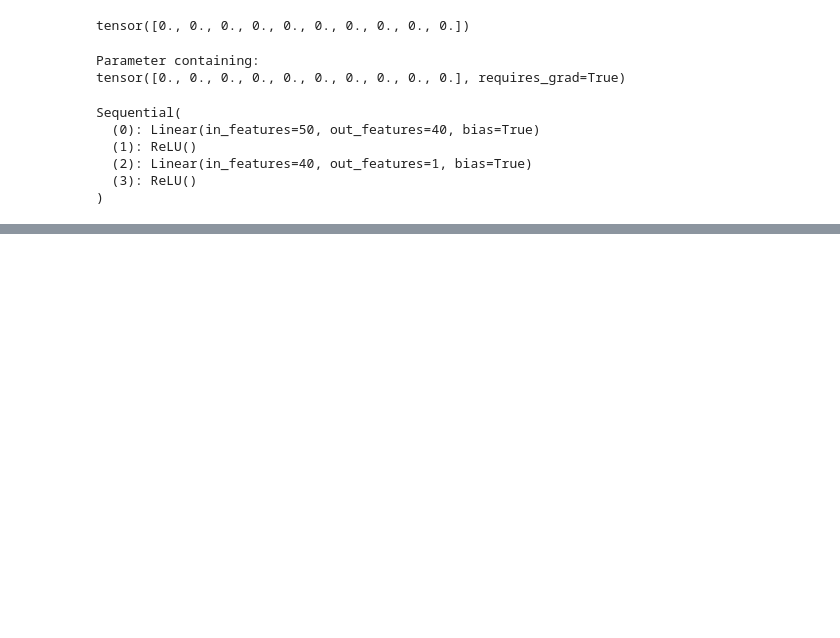
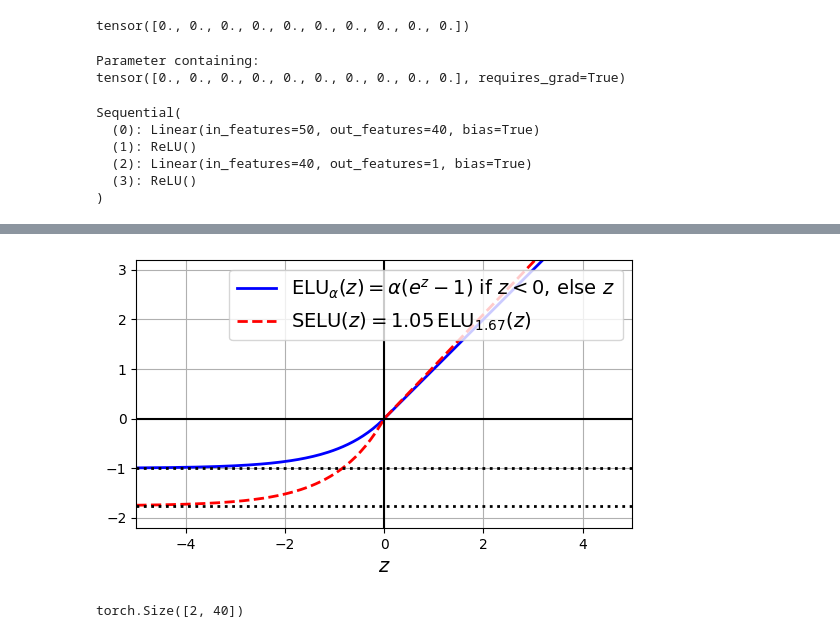
Before and after one commit to nvay/Homl, a Jupyter notebook: Chapter_11.ipynb, the cells around one changed output, grey strips where cells are left out. Drawn from its saved outputs; the diff is of its cells as text; code cells hidden in the pictures; blank space fills up the shorter version.

```diff
--- a/Chapter_11.ipynb
+++ b/Chapter_11.ipynb
@@ -59,0 +291,6 @@ tensor([[-0.2324,  0.0322,  0.1200,  ...,  0.0033, -0.3104, -0.0831],
+# %%
+torch.manual_seed(42)
+alpha = 0.2
+model = nn.Sequential(nn.Linear(50, 40), nn.LeakyReLU(negative_slope=alpha))
+nn.init.kaiming_uniform_(model[0].weight, alpha, nonlinearity="leaky_relu")
+model(torch.rand(2, 50)).shape
@@ -59,0 +317,49 @@ tensor([[-0.2324,  0.0322,  0.1200,  ...,  0.0033, -0.3104, -0.0831],
+# %%
+# extra code – this cell generates Figure 11–3
+
+from scipy.special import erfc
+
+# alpha and scale to self normalize with mean 0 and standard deviation 1
+# (see equation 14 in the paper):
+alpha_0_1 = -np.sqrt(2 / np.pi) / (erfc(1 / np.sqrt(2)) * np.exp(1 / 2) - 1)
+scale_0_1 = (
+    (1 - erfc(1 / np.sqrt(2)) * np.sqrt(np.e))
+    * np.sqrt(2 * np.pi)
+    * (
+        2 * erfc(np.sqrt(2)) * np.e ** 2
+        + np.pi * erfc(1 / np.sqrt(2)) ** 2 * np.e
+        - 2 * (2 + np.pi) * erfc(1 / np.sqrt(2)) * np.sqrt(np.e)
+        + np.pi
+        + 2
+    ) ** (-1 / 2)
+)
+
+def elu(z, alpha=1):
+    return np.where(z < 0, alpha * (np.exp(z) - 1), z)
+
+def selu(z, scale=scale_0_1, alpha=alpha_0_1):
+    return scale * elu(z, alpha)
+
+z = np.linspace(-5, 5, 200)
+plt.plot(z, elu(z), "b-", linewidth=2, label=r"ELU$_\alpha(z) = \alpha (e^z - 1)$ if $z < 0$, else $z$")
+plt.plot(z, selu(z), "r--", linewidth=2, label=r"SELU$(z) = 1.05 \, $ELU$_{1.67}(z)$")
+plt.plot([-5, 5], [0, 0], 'k-')
+plt.plot([-5, 5], [-1, -1], 'k:', linewidth=2)
+plt.plot([-5, 5], [-1.758, -1.758], 'k:', linewidth=2)
+plt.plot([0, 0], [-2.2, 3.2], 'k-')
+plt.grid(True)
+plt.axis([-5, 5, -2.2, 3.2])
+plt.xlabel("$z$")
+plt.gca().set_aspect("equal")
+plt.legend()
+
+plt.show()
+# %% [output]
+[figure, added]
+# %%
+torch.manual_seed(42)
+model = nn.Sequential(nn.Linear(50, 40), nn.SELU())
+nn.init.kaiming_uniform_(model[0].weight)
+model(torch.rand(2, 50)).shape
+# %% [output]
+torch.Size([2, 40])
```
Also changed, not shown: parts of 97 cells of this notebook, 1 other file.
